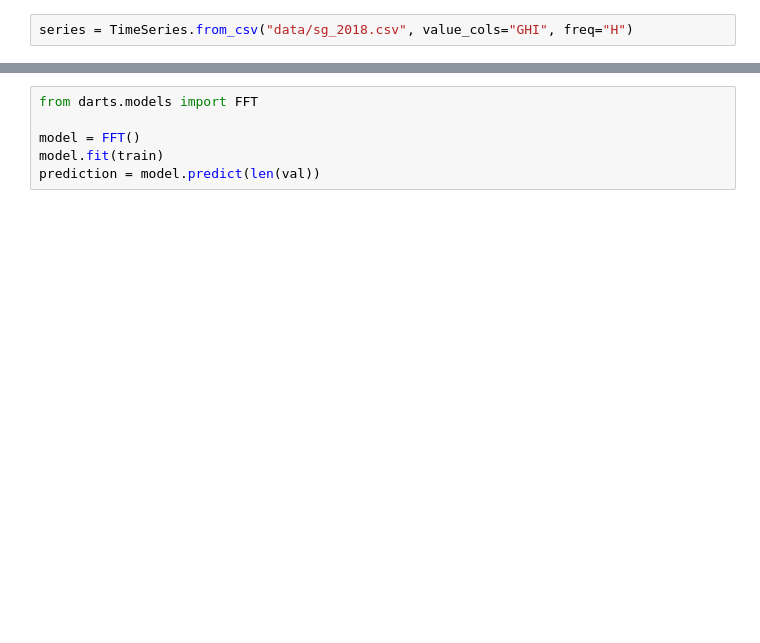
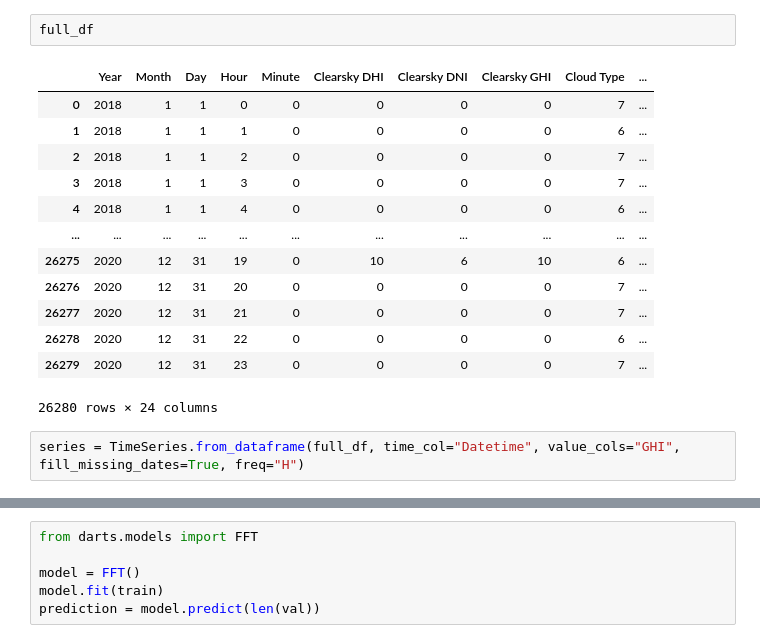
Before and after one commit to cai-yutian/pv-modelling-mirror, a Jupyter notebook: predict-irradiance.ipynb, the cells around one changed output, grey strips where cells are left out. Saved outputs shown, nothing was run; the diff lists cells and outputs as text; blank space fills up the shorter version.

```diff
--- a/predict-irradiance.ipynb
+++ b/predict-irradiance.ipynb
@@ -23,3 +44,19 @@ df
+# %%
+full_df
+# %% [output]
+|  | Year | Month | Day | Hour | Minute | Clearsky DHI | Clearsky DNI | Clearsky GHI | Cloud Type | ... |
+| 0 | 2018 | 1 | 1 | 0 | 0 | 0 | 0 | 0 | 7 | ... |
+| 1 | 2018 | 1 | 1 | 1 | 0 | 0 | 0 | 0 | 6 | ... |
+| 2 | 2018 | 1 | 1 | 2 | 0 | 0 | 0 | 0 | 7 | ... |
+| 3 | 2018 | 1 | 1 | 3 | 0 | 0 | 0 | 0 | 7 | ... |
+| 4 | 2018 | 1 | 1 | 4 | 0 | 0 | 0 | 0 | 6 | ... |
+| ... | ... | ... | ... | ... | ... | ... | ... | ... | ... | ... |
+| 26275 | 2020 | 12 | 31 | 19 | 0 | 10 | 6 | 10 | 6 | ... |
+| 26276 | 2020 | 12 | 31 | 20 | 0 | 0 | 0 | 0 | 7 | ... |
+| 26277 | 2020 | 12 | 31 | 21 | 0 | 0 | 0 | 0 | 7 | ... |
+| 26278 | 2020 | 12 | 31 | 22 | 0 | 0 | 0 | 0 | 6 | ... |
+| 26279 | 2020 | 12 | 31 | 23 | 0 | 0 | 0 | 0 | 7 | ... |
+26280 rows × 24 columns
 # %%
-series = TimeSeries.from_csv("data/sg_2018.csv", value_cols="GHI", freq="H")
+series = TimeSeries.from_dataframe(full_df, time_col="Datetime", value_cols="GHI", fill_missing_dates=True, freq="H")
 # %%
```
Also changed, not shown: parts of 20 cells of this notebook.
